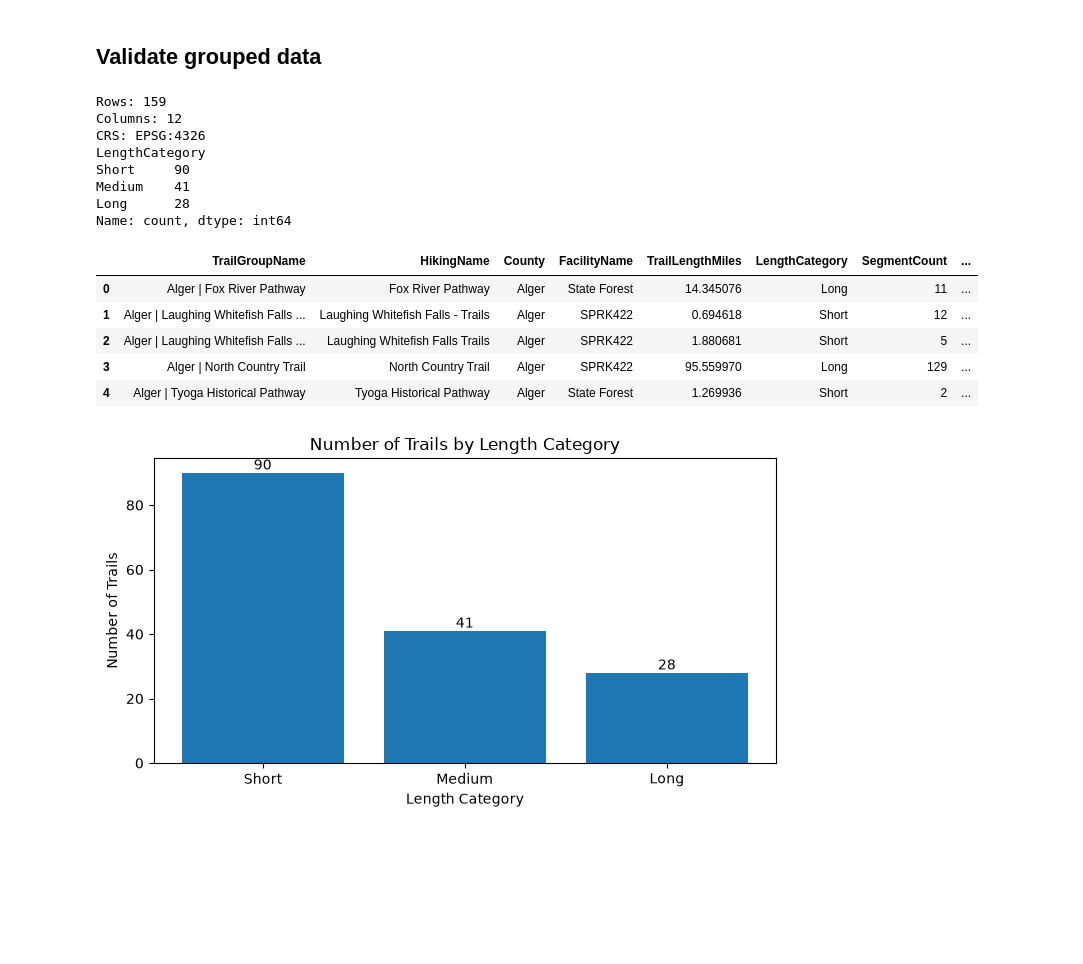
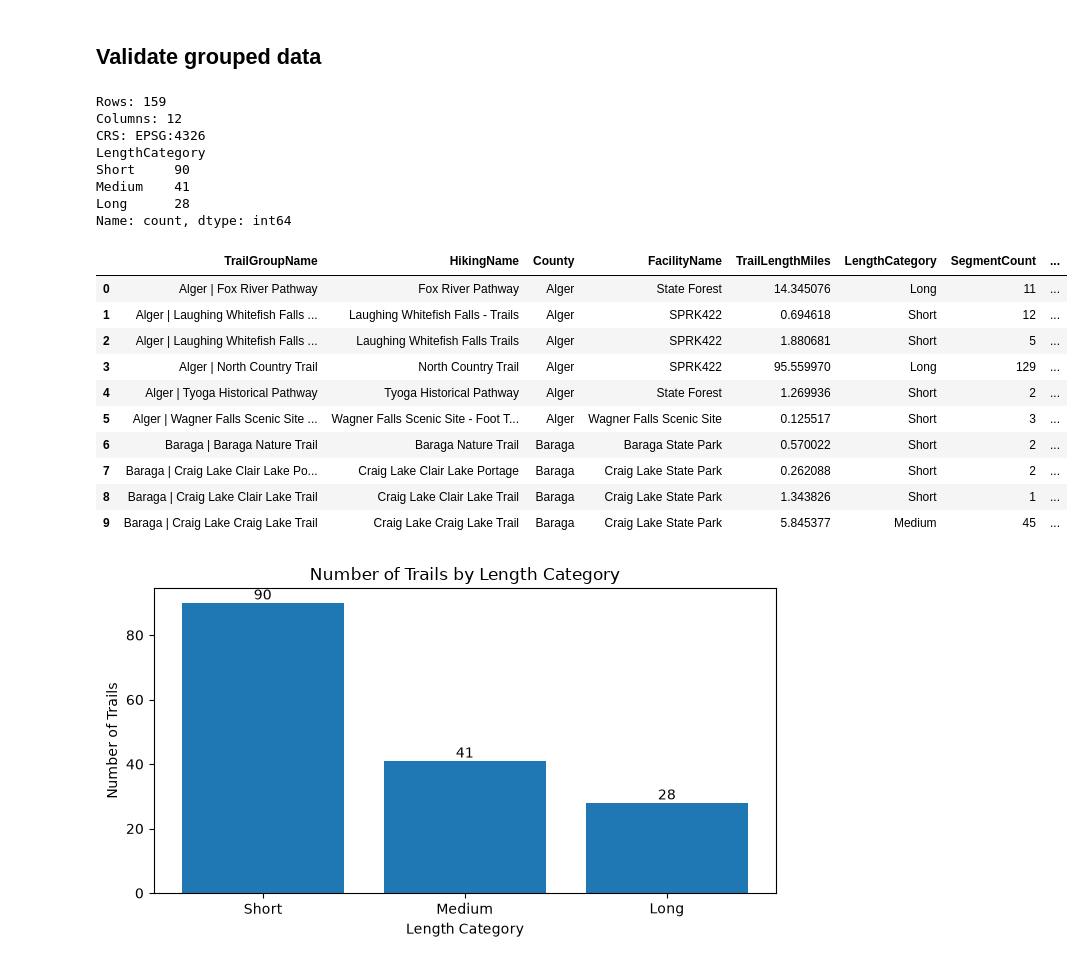
Before and after one commit to RayofData/whats-up-outdoors, a Jupyter notebook: notebooks/02_build_trail_groups.ipynb, the cells around one changed output. Drawn from its saved outputs; the diff is of its cells as text; code cells hidden in the pictures; blank space fills up the shorter version.

```diff
--- a/notebooks/02_build_trail_groups.ipynb
+++ b/notebooks/02_build_trail_groups.ipynb
@@ -105,34 +105,39 @@ assert grouped_trails["LengthCategory"].notna().all()
 assert grouped_trails.geometry.notna().all()
 assert grouped_trails.geometry.is_valid.all()
 assert grouped_trails.crs == trails.crs
 
 length_counts = (
     grouped_trails["LengthCategory"]
     .value_counts()
     .sort_index()
 )
 
 print(f"Rows: {len(grouped_trails):,}")
 print(f"Columns: {len(grouped_trails.columns)}")
 print(f"CRS: EPSG:{grouped_trails.crs.to_epsg()}")
 print(length_counts)
 
-grouped_trails.head()
+grouped_trails.head(10)
 # %% [output]
 Rows: 159
 Columns: 12
 CRS: EPSG:4326
 LengthCategory
 Short     90
 Medium    41
 Long      28
 Name: count, dtype: int64
 |  | TrailGroupName | HikingName | County | FacilityName | TrailLengthMiles | LengthCategory | SegmentCount | ... |
 | 0 | Alger | Fox River Pathway | Fox River Pathway | Alger | State Forest | 14.345076 | Long | 11 | ... |
 | 1 | Alger | Laughing Whitefish Falls ... | Laughing Whitefish Falls - Trails | Alger | SPRK422 | 0.694618 | Short | 12 | ... |
 | 2 | Alger | Laughing Whitefish Falls ... | Laughing Whitefish Falls Trails | Alger | SPRK422 | 1.880681 | Short | 5 | ... |
 | 3 | Alger | North Country Trail | North Country Trail | Alger | SPRK422 | 95.559970 | Long | 129 | ... |
 | 4 | Alger | Tyoga Historical Pathway | Tyoga Historical Pathway | Alger | State Forest | 1.269936 | Short | 2 | ... |
+| 5 | Alger | Wagner Falls Scenic Site ... | Wagner Falls Scenic Site - Foot T... | Alger | Wagner Falls Scenic Site | 0.125517 | Short | 3 | ... |
+| 6 | Baraga | Baraga Nature Trail | Baraga Nature Trail | Baraga | Baraga State Park | 0.570022 | Short | 2 | ... |
+| 7 | Baraga | Craig Lake Clair Lake Po... | Craig Lake Clair Lake Portage | Baraga | Craig Lake State Park | 0.262088 | Short | 2 | ... |
+| 8 | Baraga | Craig Lake Clair Lake Trail | Craig Lake Clair Lake Trail | Baraga | Craig Lake State Park | 1.343826 | Short | 1 | ... |
+| 9 | Baraga | Craig Lake Craig Lake Trail | Craig Lake Craig Lake Trail | Baraga | Craig Lake State Park | 5.845377 | Medium | 45 | ... |
 # %%
 plt.figure(figsize=(7, 4))
 bars = plt.bar(length_counts.index.astype(str), length_counts.values)
```
Also changed, not shown: 3 other files.
